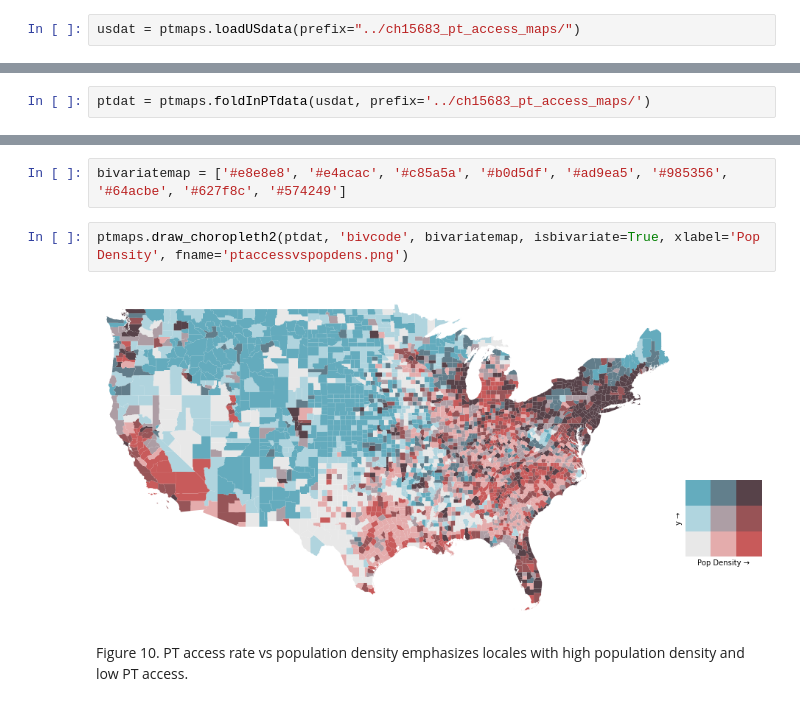
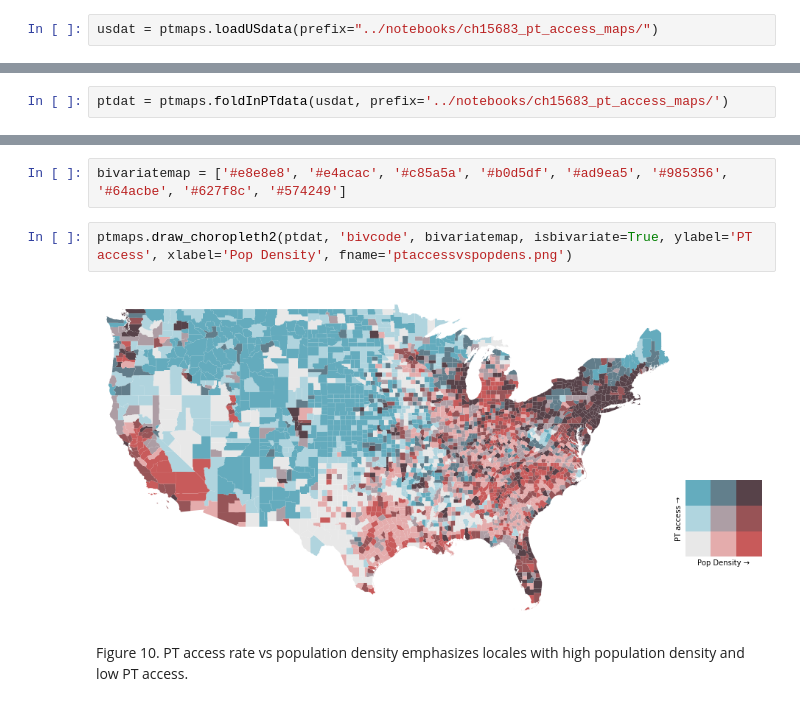
Before and after one commit to physera/pt-access-maps, a Jupyter notebook: Increasing Access.ipynb, the cells around one changed output, grey strips where cells are left out. Cells and saved outputs as stored; diff of their text form.

Commit message:
fixing legend label

```diff
--- a/Increasing Access.ipynb
+++ b/Increasing Access.ipynb
@@ -7,7 +7,7 @@ from pysal.esda import mapclassify as mc
 # %% [markdown]
 ## US population data
 # %%
-usdat = ptmaps.loadUSdata(prefix="../ch15683_pt_access_maps/")
+usdat = ptmaps.loadUSdata(prefix="../notebooks/ch15683_pt_access_maps/")
 # %%
 ptmaps.draw_choropleth(usdat, 'population', mincol=20, maxcol=220, nquantiles=5)
 # %% [output]
@@ -37,5 +37,5 @@ Figure 3. Enter smoothing.  This is the US population density by county with som
 # %% [markdown]
 ## CMS Physical Therapy Data
 # %%
-ptdat = ptmaps.foldInPTdata(usdat, prefix='../ch15683_pt_access_maps/')
+ptdat = ptmaps.foldInPTdata(usdat, prefix='../notebooks/ch15683_pt_access_maps/')
 # %%
@@ -173,8 +172,8 @@ ptdat['bivcode'] = [3*x.ptp1ksmoothq + x.popdensq for ii, x in ptdat.iterrows()]
 # %%
 bivariatemap = ['#e8e8e8', '#e4acac', '#c85a5a', '#b0d5df', '#ad9ea5', '#985356', '#64acbe', '#627f8c', '#574249']
 # %%
-ptmaps.draw_choropleth2(ptdat, 'bivcode', bivariatemap, isbivariate=True, xlabel='Pop Density', fname='ptaccessvspopdens.png')
+ptmaps.draw_choropleth2(ptdat, 'bivcode', bivariatemap, isbivariate=True, ylabel='PT access', xlabel='Pop Density', fname='ptaccessvspopdens.png')
 # %% [output]
-[figure, old version]
+[figure, new version]
 # %% [markdown]
 Figure 10.  PT access rate vs population density emphasizes locales with high population density and low PT access.
```
Also changed, not shown: parts of 1 cell of this notebook, 1 other file.
